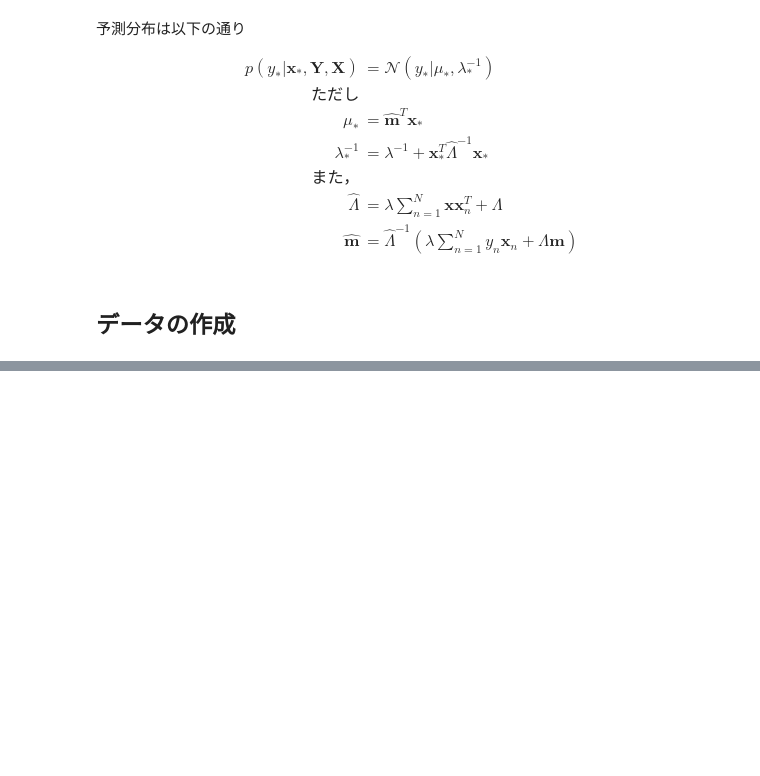
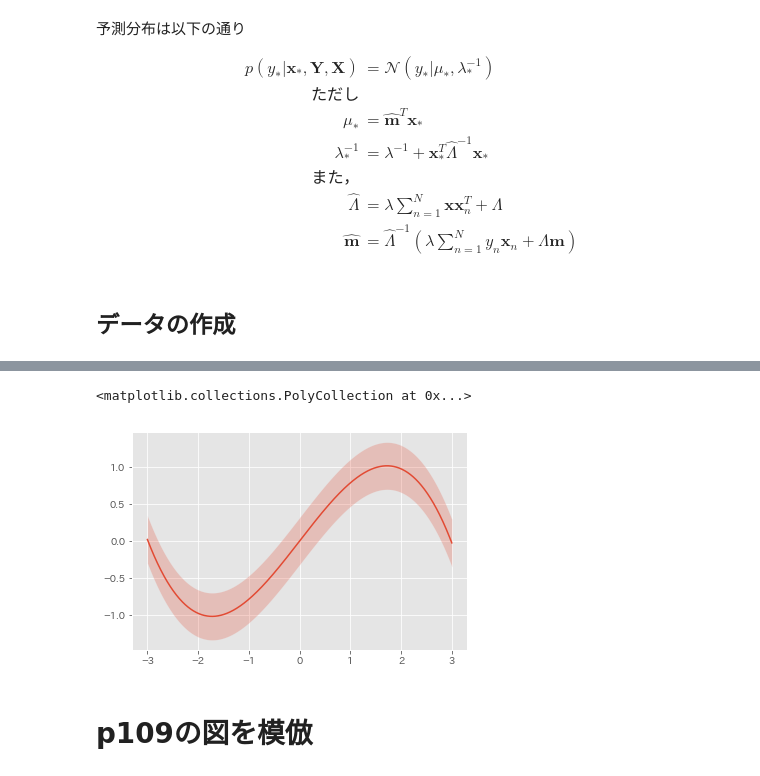
Before and after one commit to haru-256/bayes_inference, a Jupyter notebook: p_105_linear_regression.ipynb, the cells around one changed output, grey strips where cells are left out. Drawn from its saved outputs; the diff is of its cells as text; code cells hidden in the pictures; blank space fills up the shorter version.

```diff
--- a/p_105_linear_regression.ipynb
+++ b/p_105_linear_regression.ipynb
@@ -94,6 +103,4 @@ plt.scatter(x_range, Y)
 # %%
-r_lambda = 10
+r_lambda = 1/10
 dim = 4  # yがxの4時多項式に従うと仮定
-m, r_Lambda = np.zeros(dim), np.identity(dim)
+m, Lambda = np.zeros(dim), np.identity(dim)  # setting hyper parameters
-# %%
-X = np.array([[1]*len(x_range), x_range, x_range**2, x_range**3]).T
@@ -121,0 +112,18 @@ tmp.dot(X.T).shape
+# %%
+x_new = np.linspace(-3, 3, 1000)
+X_new = np.array([x_new**0, x_new**1, x_new**2, x_new**3]).T
+mu_ast = np.dot(m_hat, X_new.T)
+tmp = np.dot(X_new, np.linalg.inv(Lambda_hat))
+r_lambda_ast = r_lambda + np.diag(tmp.dot(X_new.T))
+# %%
+plt.plot(x_new, mu_ast)
+plt.fill_between(
+    x_new,
+    mu_ast + np.sqrt(r_lambda_ast),
+    mu_ast - np.sqrt(r_lambda_ast),
+    alpha=0.25)
+# %% [output]
+<matplotlib.collections.PolyCollection at 0x...>
+[figure, added]
+# %% [markdown]
+# p109の図を模倣
```
Also changed, not shown: parts of 11 cells of this notebook.
